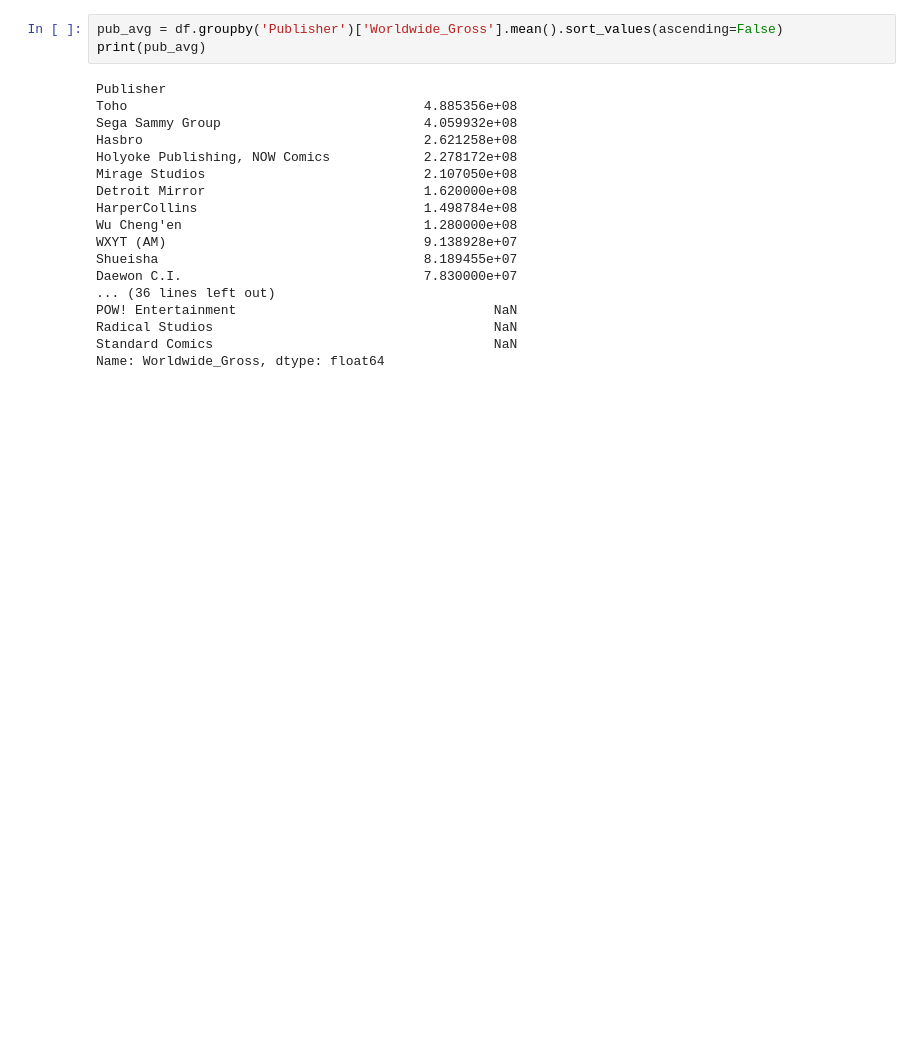
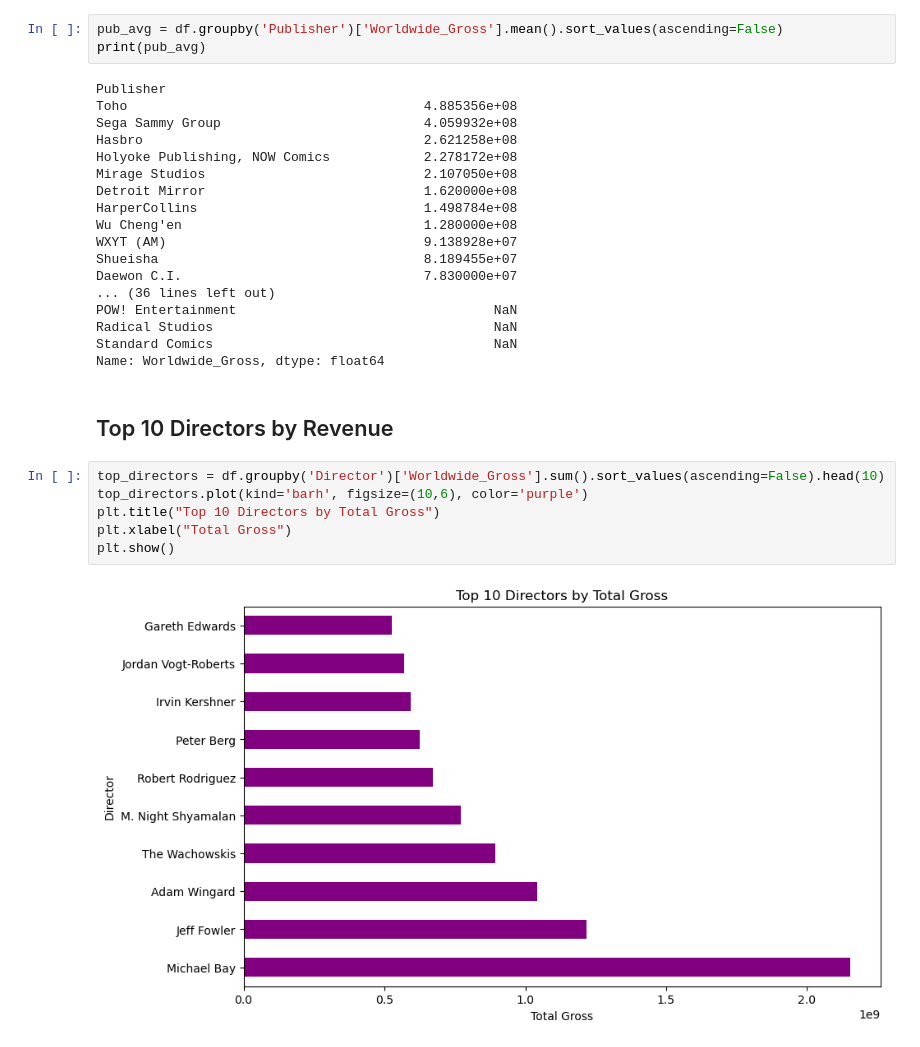
Before and after one commit to ShivamAttri05/Movie-Data-Analysis, a Jupyter notebook: main.ipynb, the cells around one changed output. Saved outputs shown, nothing was run; the diff lists cells and outputs as text; blank space fills up the shorter version.

```diff
--- a/main.ipynb
+++ b/main.ipynb
@@ -161,3 +161,13 @@ POW! Entertainment                                 NaN
 Radical Studios                                    NaN
 Standard Comics                                    NaN
 Name: Worldwide_Gross, dtype: float64
+# %% [markdown]
+## Top 10 Directors by Revenue
+# %%
+top_directors = df.groupby('Director')['Worldwide_Gross'].sum().sort_values(ascending=False).head(10)
+top_directors.plot(kind='barh', figsize=(10,6), color='purple')
+plt.title("Top 10 Directors by Total Gross")
+plt.xlabel("Total Gross")
+plt.show()
+# %% [output]
+[figure, added]
```
Also changed, not shown: parts of 4 cells of this notebook.
